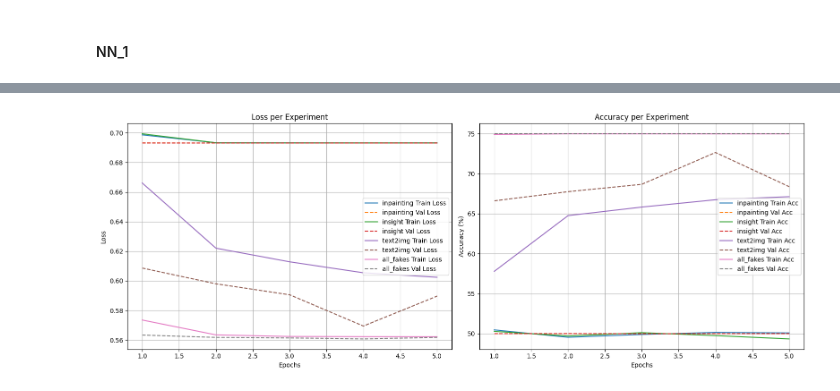
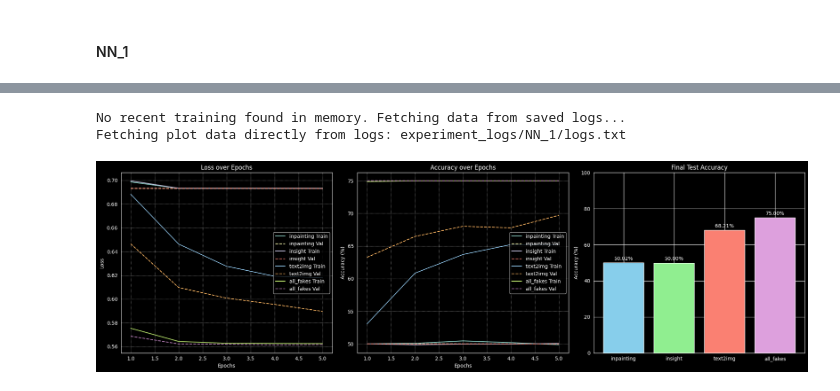
Before and after one commit to Proenca13/Deep_Learning_Project, a Jupyter notebook: project.ipynb, the cells around one changed output, grey strips where cells are left out. Saved outputs shown, nothing was run; the diff lists cells and outputs as text; code cells hidden in the pictures.

Commit message:
model saving and logs

```diff
--- a/project.ipynb
+++ b/project.ipynb
@@ -378,12 +476,17 @@ def train_model(model, train_loader, val_loader, criterion, optimizer, device, e
 # %%
 device = torch.device("cuda" if torch.cuda.is_available() else ("mps" if torch.backends.mps.is_available() else "cpu"))
 print("Using device:", device)
+
 all_models = {}
 all_histories = {}
 all_test_metrics = {}
+model_name = "NN_1"
+base_log_dir = "experiment_logs"
 
-log_dir = "experiment_logs"
-log_file = os.path.join(log_dir, "NN_1.txt")
+model_dir = os.path.join(base_log_dir, model_name)
+os.makedirs(model_dir, exist_ok=True)
+log_file = os.path.join(model_dir, "logs.txt")
+
 img_size = (64,64)
 folder_names = list(fake_images_dict.keys())
 
@@ -393,6 +496,7 @@ for fake_idx in range(4):
     else:
         experiment_name = folder_names[fake_idx]
 
+    # Check if we should skip
     if os.path.exists(log_file):
         with open(log_file, "r") as f:
             existing_logs = f.read()
@@ -417,7 +521,6 @@ for fake_idx in range(4):
     print(f"Number of validation batches: {len(val_loader)}")
     print(f"Number of test batches:       {len(test_loader)}")
 
-    # Initialize a fresh model
     model = DeepFakeNN_1(img_size).to(device)
     criterion = nn.BCEWithLogitsLoss()
     optimizer = torch.optim.Adam(model.parameters(), lr=0.001)
@@ -430,10 +533,12 @@ for fake_idx in range(4):
         optimizer=optimizer,
         device=device,
         experiment_name=experiment_name,
-        model_name="NN_1"
+        model_name=model_name,
+        base_log_dir=base_log_dir
     )
 
     test_metrics = evaluate_model(trained_model, test_loader, criterion, device)
+
     with open(log_file, "a", encoding="utf-8") as f:
         f.write(
             f"  TEST  -> "
@@ -471,36 +566,22 @@ Number of training batches: 1313
 
  ALL 4 EXPERIMENTS COMPLETED SUCESSFULLY!
 # %%
-def plot_experiment_results(all_histories):
-    fig, (ax1, ax2) = plt.subplots(1, 2, figsize=(16, 6))
+log_file_path = os.path.join("experiment_logs", "NN_1", "logs.txt")
 
-    for experiment_name, history in all_histories.items():
-        epochs = range(1, len(history['train_loss']) + 1)
-
-        # Plot training and validation loss
-        ax1.plot(epochs, history['train_loss'], label=f'{experiment_name} Train Loss')
-        ax1.plot(epochs, history['val_loss'], linestyle='--', label=f'{experiment_name} Val Loss')
-
-        # Plot training and validation accuracy
-        ax2.plot(epochs, history['train_accuracy'], label=f'{experiment_name} Train Acc')
-        ax2.plot(epochs, history['val_accuracy'], linestyle='--', label=f'{experiment_name} Val Acc')
-
-    ax1.set_title('Loss per Experiment')
-    ax1.set_xlabel('Epochs')
-    ax1.set_ylabel('Loss')
-    ax1.legend()
-    ax1.grid(True)
-
-    ax2.set_title('Accuracy per Experiment')
-    ax2.set_xlabel('Epochs')
-    ax2.set_ylabel('Accuracy (%)')
-    ax2.legend()
-    ax2.grid(True)
-
-    plt.tight_layout()
-    plt.show()
-
-# Run the visualization
-plot_experiment_results(all_histories)
+# Check if both dictionaries exist in memory AND have data in them
+if ('all_histories' in locals() and all_histories) and ('all_test_metrics' in locals() and all_test_metrics):
+    plot_experiment_results(
+        histories_dict=all_histories,
+        test_metrics_dict=all_test_metrics,
+        log_filepath=None
+    )
+else:
+    plot_experiment_results(
+        histories_dict=None,
+        test_metrics_dict=None,
+        log_filepath=log_file_path
+    )
 # %% [output]
+No recent training found in memory. Fetching data from saved logs...
+Fetching plot data directly from logs: experiment_logs/NN_1/logs.txt
-[figure, old version]
+[figure, new version]
```
Also changed, not shown: parts of 8 cells of this notebook, 6 other files.
